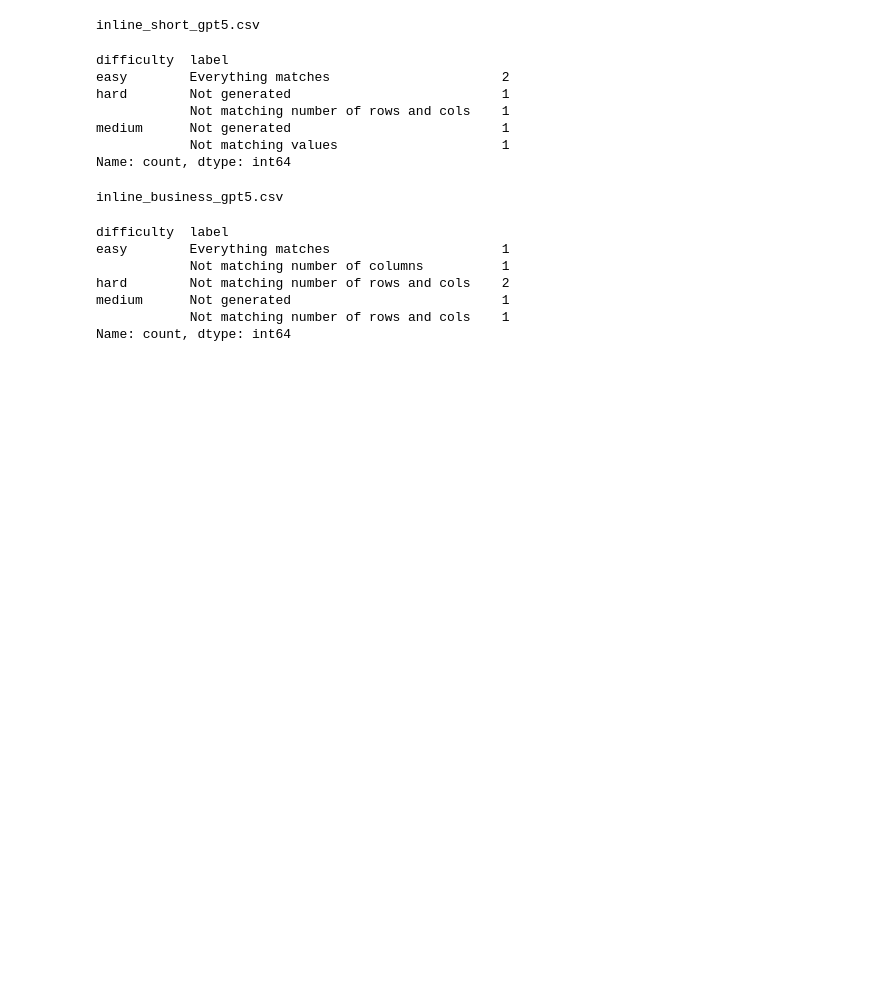
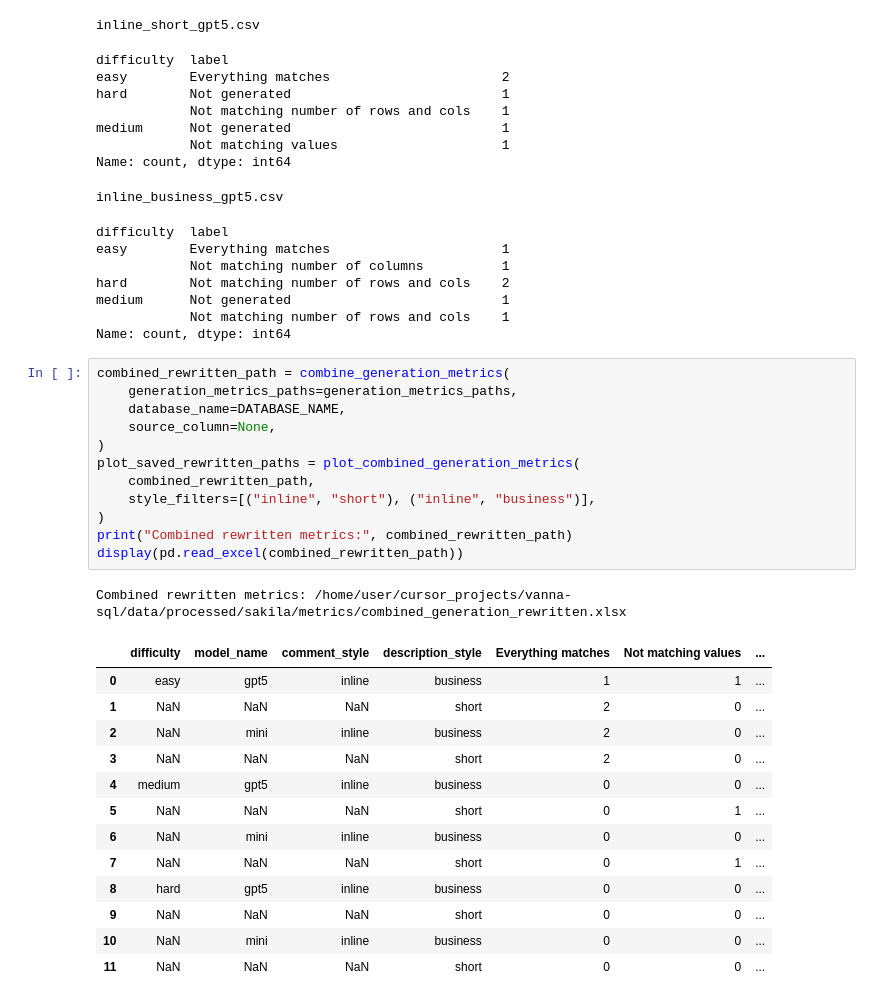
Before and after one commit to dvorobej/vanna-sql, a Jupyter notebook: notebooks/experiments/4_generation_evaluation.ipynb, the cells around one changed output. Drawn from its saved outputs; the diff is of its cells as text; blank space fills up the shorter version.

```diff
--- a/notebooks/experiments/4_generation_evaluation.ipynb
+++ b/notebooks/experiments/4_generation_evaluation.ipynb
@@ -160,3 +205,30 @@ hard        Not matching number of rows and cols    2
 medium      Not generated                           1
             Not matching number of rows and cols    1
 Name: count, dtype: int64
+# %%
+combined_rewritten_path = combine_generation_metrics(
+    generation_metrics_paths=generation_metrics_paths,
+    database_name=DATABASE_NAME,
+    source_column=None,
+)
+plot_saved_rewritten_paths = plot_combined_generation_metrics(
+    combined_rewritten_path,
+    style_filters=[("inline", "short"), ("inline", "business")],
+)
+print("Combined rewritten metrics:", combined_rewritten_path)
+display(pd.read_excel(combined_rewritten_path))
+# %% [output]
+Combined rewritten metrics: /home/user/cursor_projects/vanna-sql/data/processed/sakila/metrics/combined_generation_rewritten.xlsx
+|  | difficulty | model_name | comment_style | description_style | Everything matches | Not matching values | ... |
+| 0 | easy | gpt5 | inline | business | 1 | 1 | ... |
+| 1 | NaN | NaN | NaN | short | 2 | 0 | ... |
+| 2 | NaN | mini | inline | business | 2 | 0 | ... |
+| 3 | NaN | NaN | NaN | short | 2 | 0 | ... |
+| 4 | medium | gpt5 | inline | business | 0 | 0 | ... |
+| 5 | NaN | NaN | NaN | short | 0 | 1 | ... |
+| 6 | NaN | mini | inline | business | 0 | 0 | ... |
+| 7 | NaN | NaN | NaN | short | 0 | 1 | ... |
+| 8 | hard | gpt5 | inline | business | 0 | 0 | ... |
+| 9 | NaN | NaN | NaN | short | 0 | 0 | ... |
+| 10 | NaN | mini | inline | business | 0 | 0 | ... |
+| 11 | NaN | NaN | NaN | short | 0 | 0 | ... |
```
Also changed, not shown: parts of 4 cells of this notebook, 9 other files.
